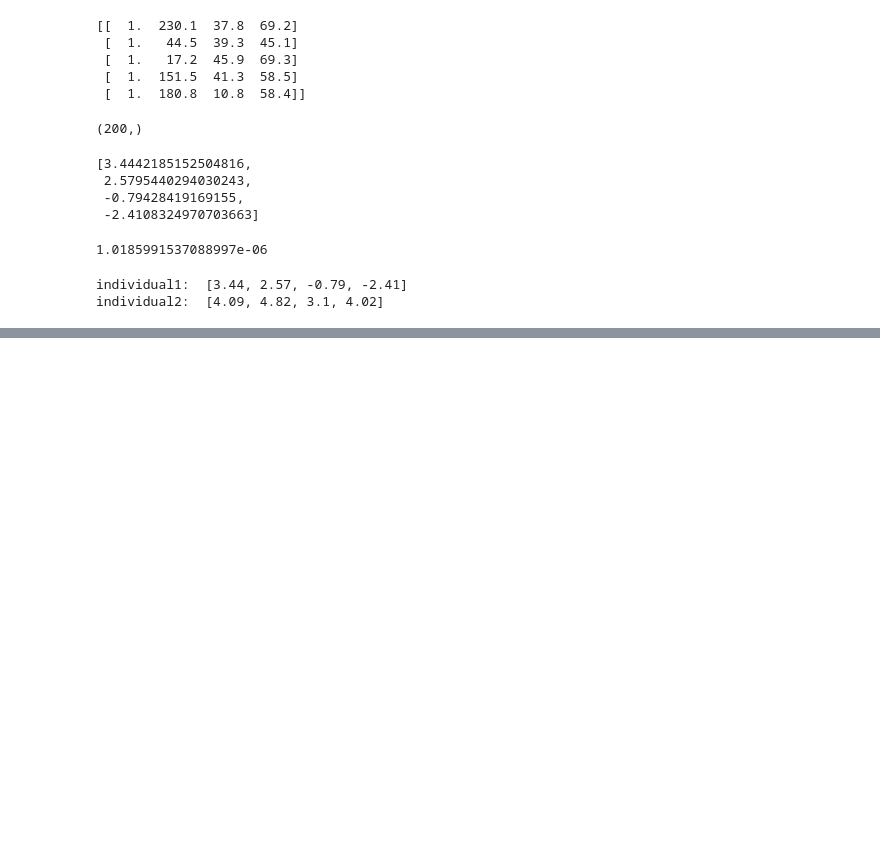
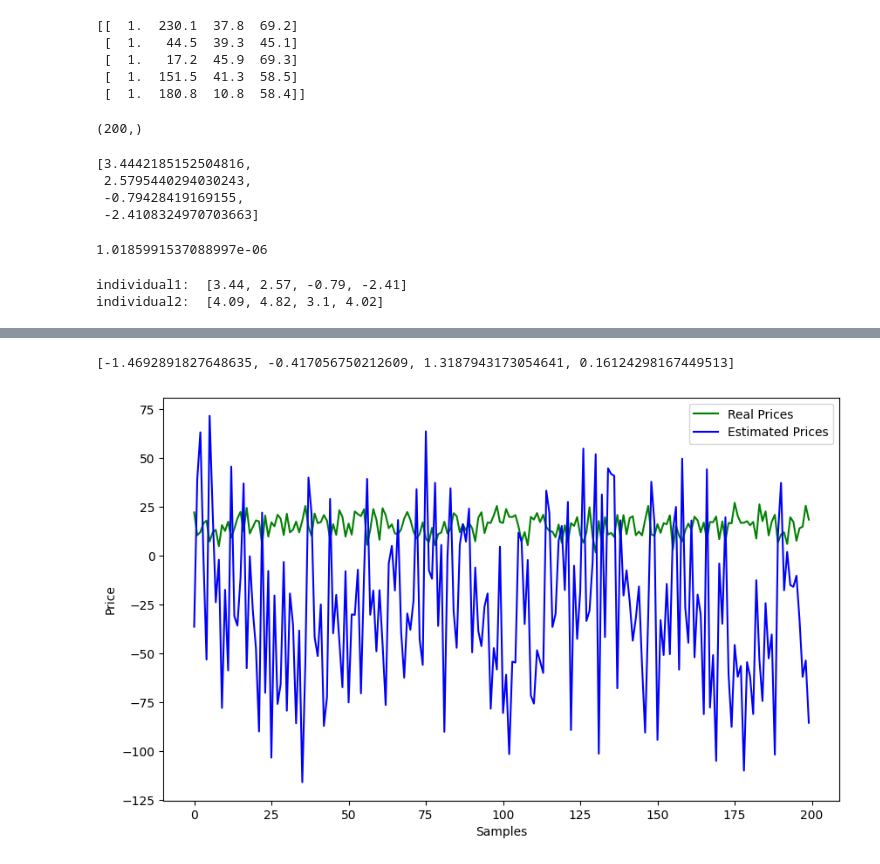
Before and after one commit to tienbuilam/AIO-Exercise-2024, a Jupyter notebook: Module4/Week3/Module4_Week3_GeneticAlgorithm.ipynb, the cells around one changed output, grey strips where cells are left out. Saved outputs shown, nothing was run; the diff lists cells and outputs as text; code cells hidden in the pictures; blank space fills up the shorter version.

```diff
--- a/Module4/Week3/Module4_Week3_GeneticAlgorithm.ipynb
+++ b/Module4/Week3/Module4_Week3_GeneticAlgorithm.ipynb
@@ -175,23 +226,27 @@ visualize_loss(losses_list)
 # %%
 def visualize_predict_gt():
   # visualization of ground truth and predict value
   sorted_population = sorted(population, key=compute_fitness)
   print(sorted_population[-1])
   theta = np.array(sorted_population[-1])
 
   estimated_prices = []
   for feature in features_X:
      # ************* your code here *************
+    estimated_prices.append(np.dot(feature, theta))
 
   fig, ax = plt.subplots(figsize=(10, 6))
   plt.xlabel('Samples')
   plt.ylabel('Price')
   plt.plot(sales_Y, c='green', label='Real Prices')
   plt.plot(estimated_prices, c='blue', label='Estimated Prices')
   plt.legend()
   plt.show()
 
 visualize_predict_gt()
+# %% [output]
+[-1.4692891827648635, -0.417056750212609, 1.3187943173054641, 0.16124298167449513]
+[figure, added]
 # %%
 # visualization of ground truth and predict value
 sorted_population = sorted(population, key=compute_fitness)
```
Also changed, not shown: parts of 11 cells of this notebook.
